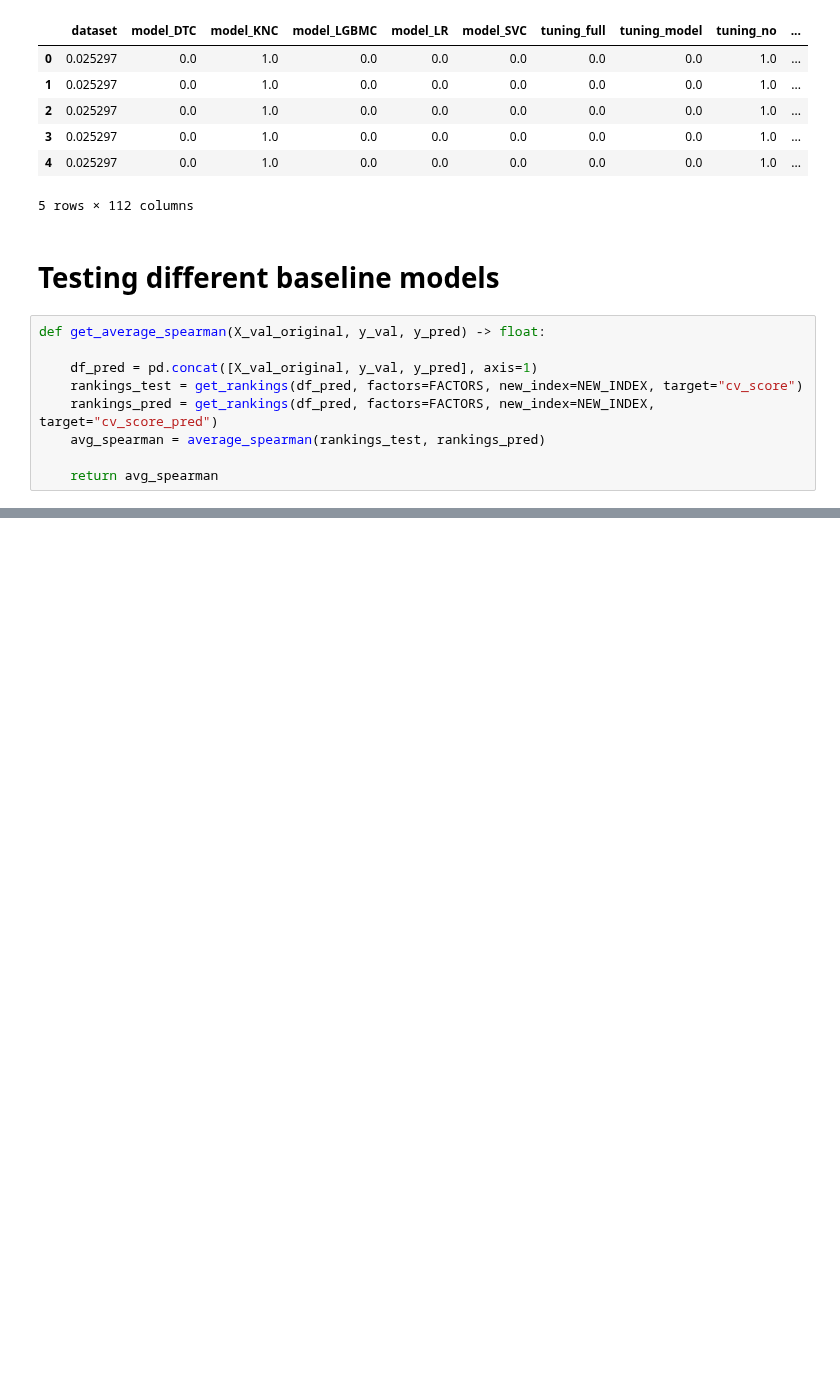
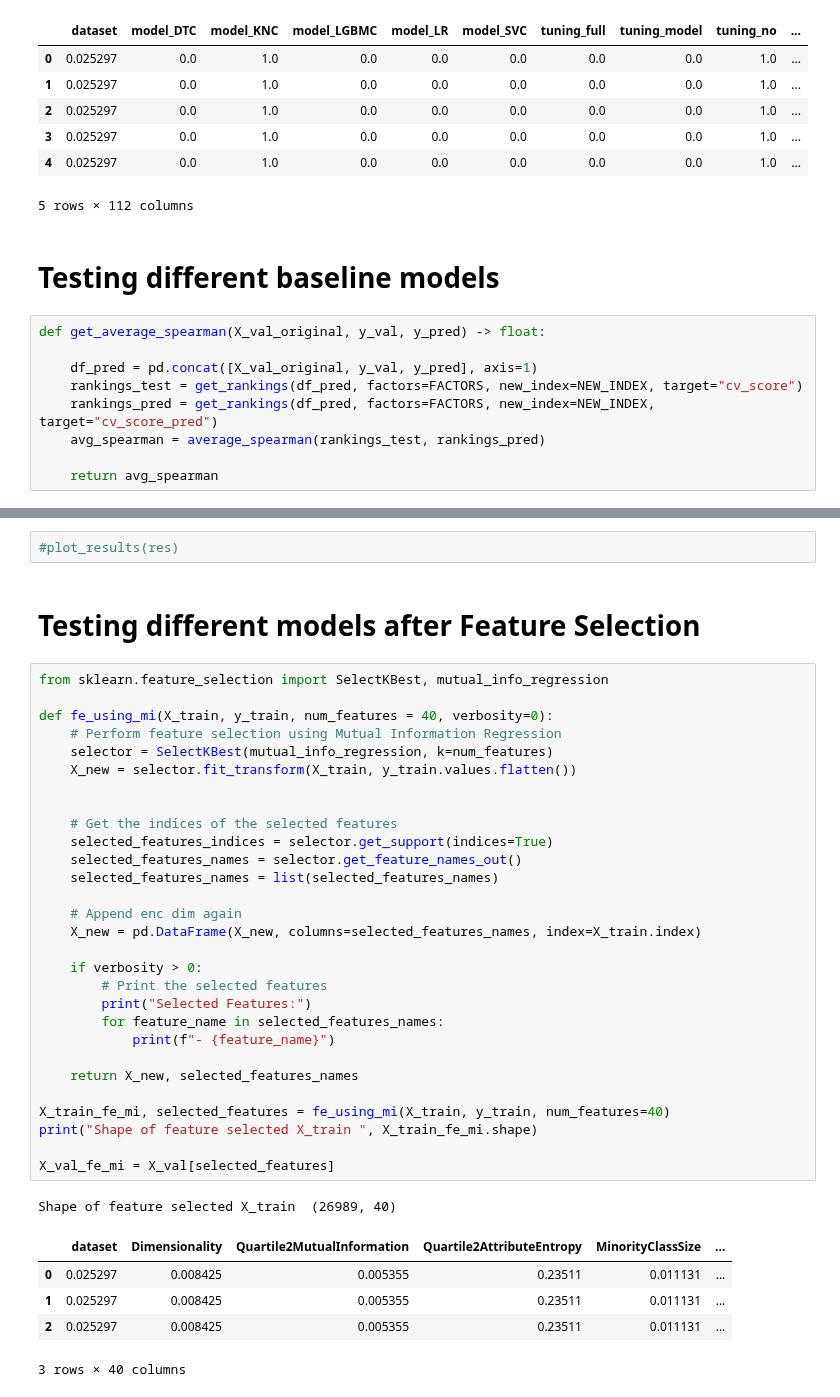
Before and after one commit to nina-prog/meta-learning-for-encoder-selection, a Jupyter notebook: notebooks/week10/week10-modelling-and-evaluation.ipynb, the cells around one changed output, grey strips where cells are left out. Saved outputs shown, nothing was run; the diff lists cells and outputs as text; blank space fills up the shorter version.

```diff
--- a/notebooks/week10/week10-modelling-and-evaluation.ipynb
+++ b/notebooks/week10/week10-modelling-and-evaluation.ipynb
@@ -176,0 +175,40 @@ for col in res.columns:
+# %%
+#plot_results(res)
+# %% [markdown]
+# Testing different models after Feature Selection
+# %%
+from sklearn.feature_selection import SelectKBest, mutual_info_regression
+
+def fe_using_mi(X_train, y_train, num_features = 40, verbosity=0):
+    # Perform feature selection using Mutual Information Regression
+    selector = SelectKBest(mutual_info_regression, k=num_features)
+    X_new = selector.fit_transform(X_train, y_train.values.flatten())
+
+
+    # Get the indices of the selected features
+    selected_features_indices = selector.get_support(indices=True)
+    selected_features_names = selector.get_feature_names_out()
+    selected_features_names = list(selected_features_names)
+
+    # Append enc dim again
+    X_new = pd.DataFrame(X_new, columns=selected_features_names, index=X_train.index)
+
+    if verbosity > 0:
+        # Print the selected features
+        print("Selected Features:")
+        for feature_name in selected_features_names:
+            print(f"- {feature_name}")
+
+    return X_new, selected_features_names
+
+X_train_fe_mi, selected_features = fe_using_mi(X_train, y_train, num_features=40)
+print("Shape of feature selected X_train ", X_train_fe_mi.shape)
+
+X_val_fe_mi = X_val[selected_features]
+# %% [output]
+Shape of feature selected X_train  (26989, 40)
+|  | dataset | Dimensionality | Quartile2MutualInformation | Quartile2AttributeEntropy | MinorityClassSize | ... |
+| 0 | 0.025297 | 0.008425 | 0.005355 | 0.23511 | 0.011131 | ... |
+| 1 | 0.025297 | 0.008425 | 0.005355 | 0.23511 | 0.011131 | ... |
+| 2 | 0.025297 | 0.008425 | 0.005355 | 0.23511 | 0.011131 | ... |
+3 rows × 40 columns
```
Also changed, not shown: parts of 7 cells of this notebook.
